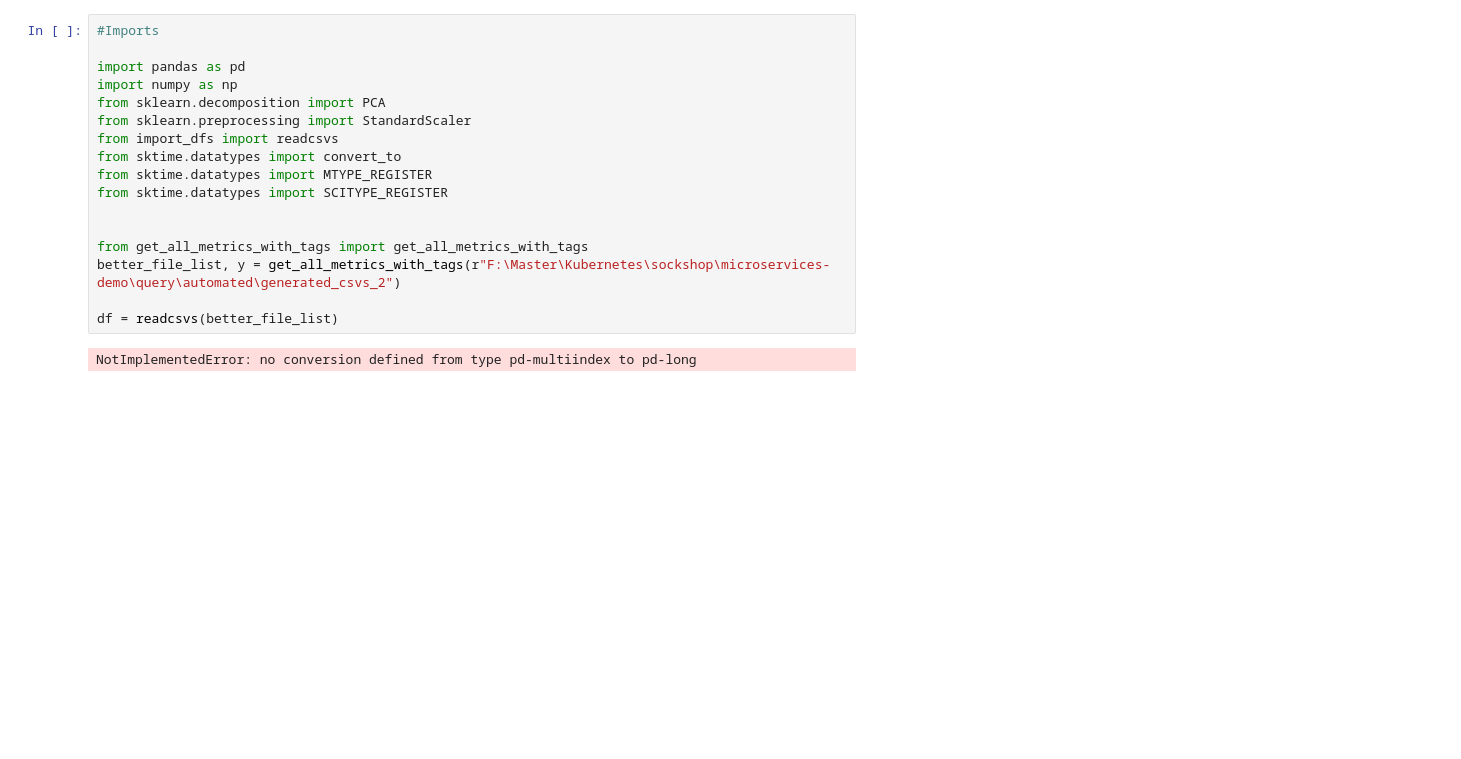
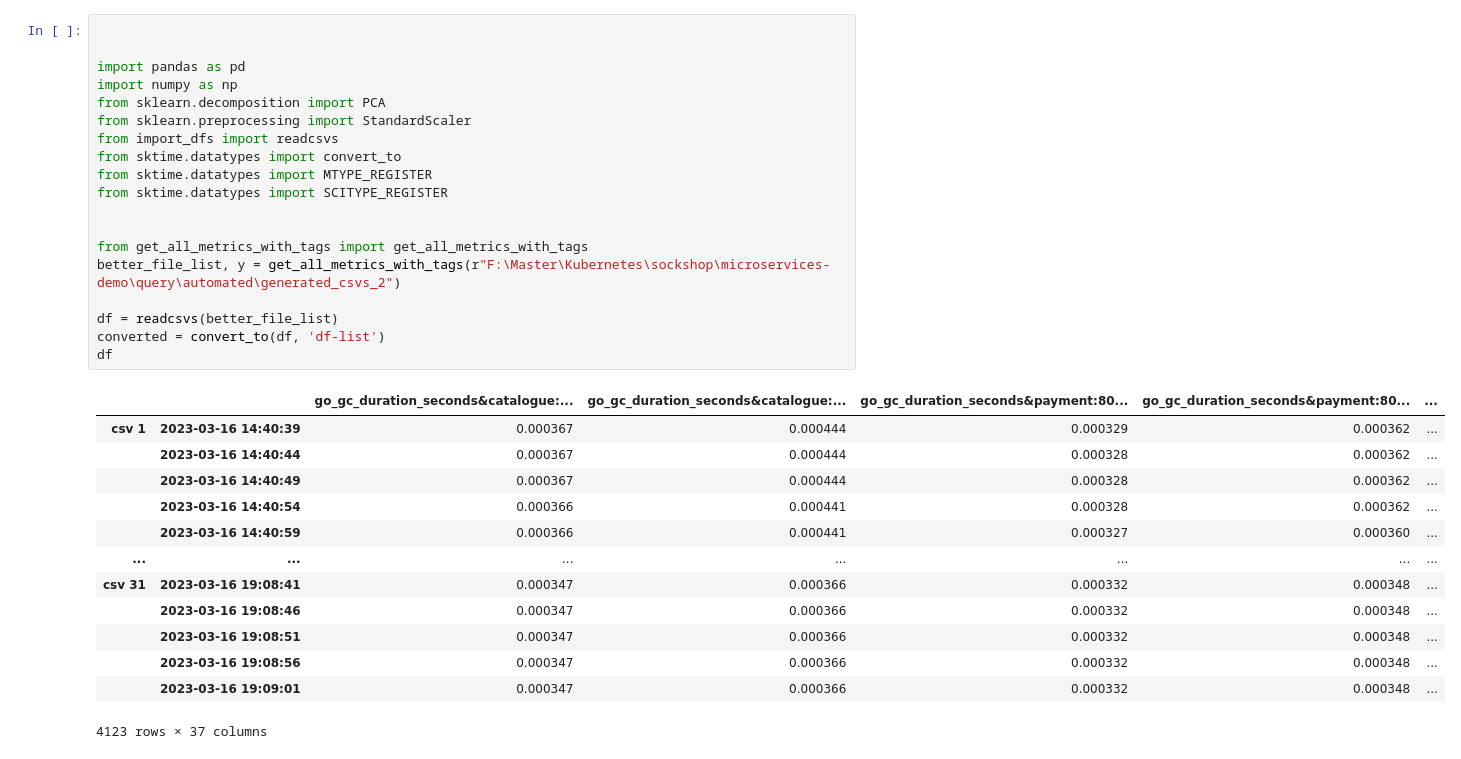
Before and after one commit to MagnusNordboe/Thesis-project-Magnus, a Jupyter notebook: analysis/convertcsv/pca.ipynb, the cells around one changed output. Cells and saved outputs as stored; diff of their text form; blank space fills up the shorter version.

```diff
--- a/analysis/convertcsv/pca.ipynb
+++ b/analysis/convertcsv/pca.ipynb
@@ -1,19 +1,33 @@
 # %%
-#Imports
+
 
 import pandas as pd
 import numpy as np
 from sklearn.decomposition import PCA
 from sklearn.preprocessing import StandardScaler
 from import_dfs import readcsvs
 from sktime.datatypes import convert_to
 from sktime.datatypes import MTYPE_REGISTER
 from sktime.datatypes import SCITYPE_REGISTER
 
 
 from get_all_metrics_with_tags import get_all_metrics_with_tags
 better_file_list, y = get_all_metrics_with_tags(r"F:\Master\Kubernetes\sockshop\microservices-demo\query\automated\generated_csvs_2")
 
 df = readcsvs(better_file_list)
+converted = convert_to(df, 'df-list')
+df
 # %% [output]
+|  |  | go_gc_duration_seconds&catalogue:... | go_gc_duration_seconds&catalogue:... | go_gc_duration_seconds&payment:80... | go_gc_duration_seconds&payment:80... | ... |
+| csv 1 | 2023-03-16 14:40:39 | 0.000367 | 0.000444 | 0.000329 | 0.000362 | ... |
+|  | 2023-03-16 14:40:44 | 0.000367 | 0.000444 | 0.000328 | 0.000362 | ... |
+|  | 2023-03-16 14:40:49 | 0.000367 | 0.000444 | 0.000328 | 0.000362 | ... |
+|  | 2023-03-16 14:40:54 | 0.000366 | 0.000441 | 0.000328 | 0.000362 | ... |
+|  | 2023-03-16 14:40:59 | 0.000366 | 0.000441 | 0.000327 | 0.000360 | ... |
+| ... | ... | ... | ... | ... | ... | ... |
+| csv 31 | 2023-03-16 19:08:41 | 0.000347 | 0.000366 | 0.000332 | 0.000348 | ... |
+|  | 2023-03-16 19:08:46 | 0.000347 | 0.000366 | 0.000332 | 0.000348 | ... |
+|  | 2023-03-16 19:08:51 | 0.000347 | 0.000366 | 0.000332 | 0.000348 | ... |
+|  | 2023-03-16 19:08:56 | 0.000347 | 0.000366 | 0.000332 | 0.000348 | ... |
+|  | 2023-03-16 19:09:01 | 0.000347 | 0.000366 | 0.000332 | 0.000348 | ... |
-NotImplementedError: no conversion defined from type pd-multiindex to pd-long
+4123 rows × 37 columns
```
Also changed, not shown: parts of 3 cells of this notebook, 3 other files.
